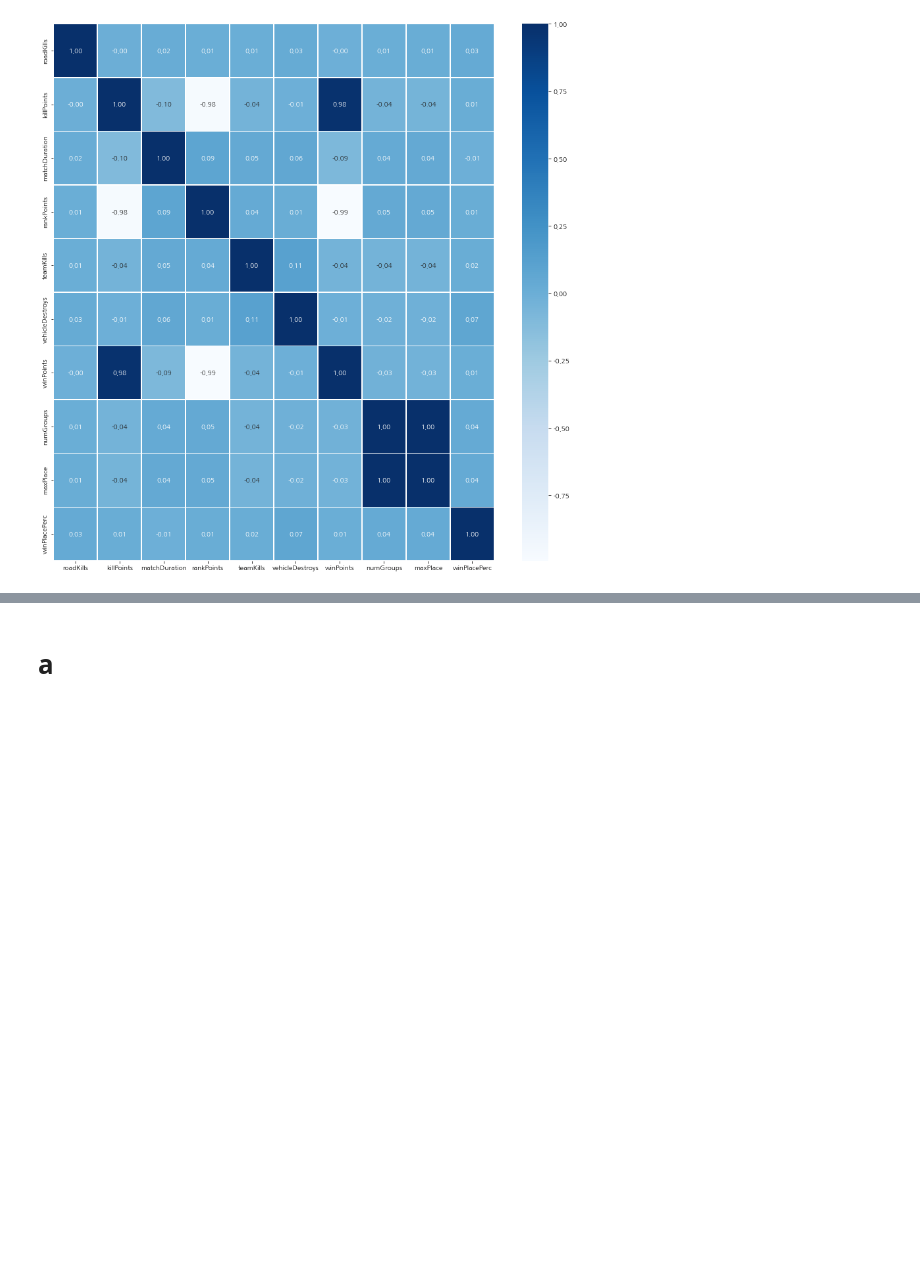
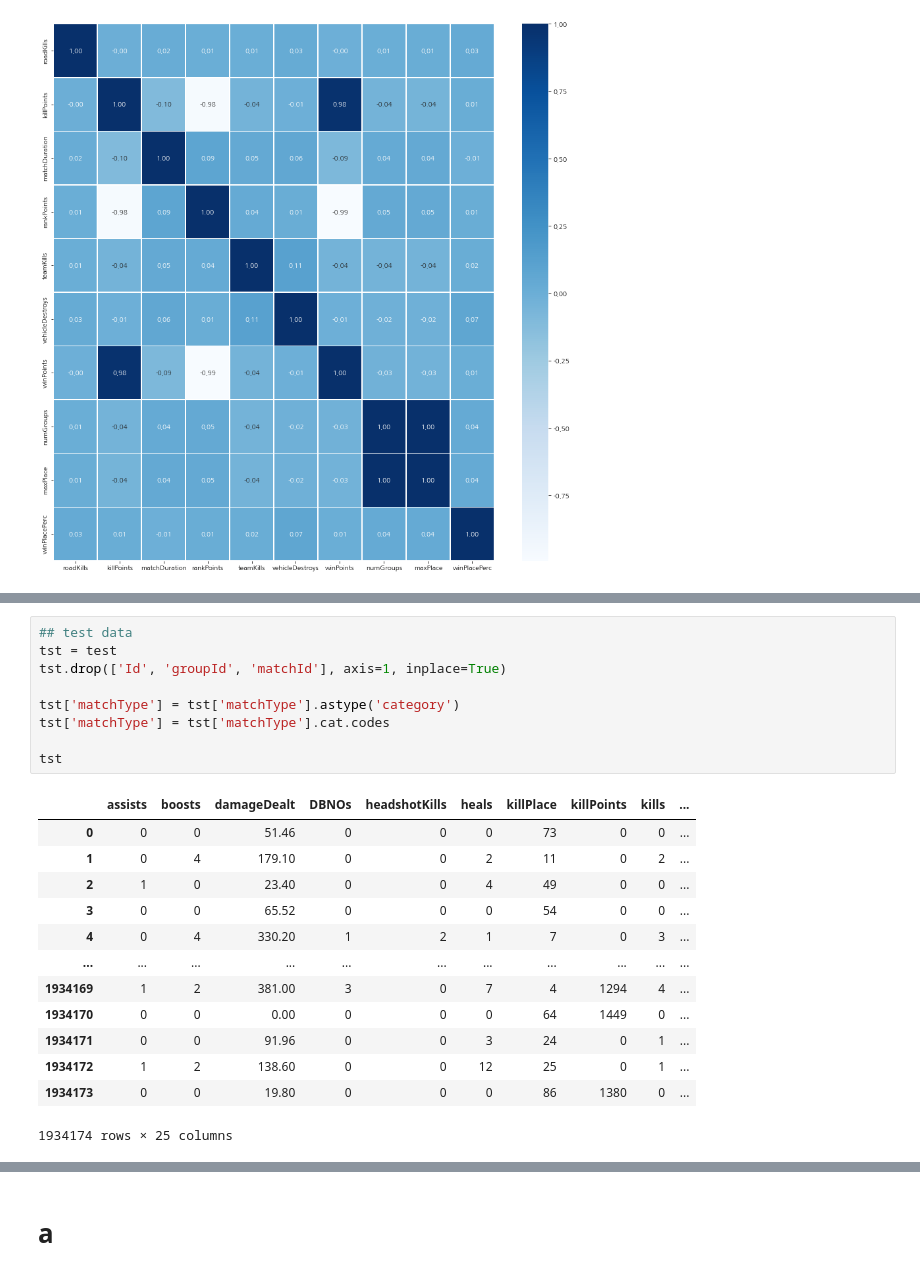
Before and after one commit to AMinSC/TIL, a Jupyter notebook: Mini_PJT/Mini_PJT_Modelling.ipynb, the cells around one changed output, grey strips where cells are left out. Saved outputs shown, nothing was run; the diff lists cells and outputs as text; blank space fills up the shorter version.

```diff
--- a/Mini_PJT/Mini_PJT_Modelling.ipynb
+++ b/Mini_PJT/Mini_PJT_Modelling.ipynb
@@ -483,0 +627,23 @@ fmt = '.2f', linewidths=.5, cmap='Blues')
+# %%
+## test data
+tst = test
+tst.drop(['Id', 'groupId', 'matchId'], axis=1, inplace=True)
+
+tst['matchType'] = tst['matchType'].astype('category')
+tst['matchType'] = tst['matchType'].cat.codes
+
+tst
+# %% [output]
+|  | assists | boosts | damageDealt | DBNOs | headshotKills | heals | killPlace | killPoints | kills | ... |
+| 0 | 0 | 0 | 51.46 | 0 | 0 | 0 | 73 | 0 | 0 | ... |
+| 1 | 0 | 4 | 179.10 | 0 | 0 | 2 | 11 | 0 | 2 | ... |
+| 2 | 1 | 0 | 23.40 | 0 | 0 | 4 | 49 | 0 | 0 | ... |
+| 3 | 0 | 0 | 65.52 | 0 | 0 | 0 | 54 | 0 | 0 | ... |
+| 4 | 0 | 4 | 330.20 | 1 | 2 | 1 | 7 | 0 | 3 | ... |
+| ... | ... | ... | ... | ... | ... | ... | ... | ... | ... | ... |
+| 1934169 | 1 | 2 | 381.00 | 3 | 0 | 7 | 4 | 1294 | 4 | ... |
+| 1934170 | 0 | 0 | 0.00 | 0 | 0 | 0 | 64 | 1449 | 0 | ... |
+| 1934171 | 0 | 0 | 91.96 | 0 | 0 | 3 | 24 | 0 | 1 | ... |
+| 1934172 | 1 | 2 | 138.60 | 0 | 0 | 12 | 25 | 0 | 1 | ... |
+| 1934173 | 0 | 0 | 19.80 | 0 | 0 | 0 | 86 | 1380 | 0 | ... |
+1934174 rows × 25 columns
```
Also changed, not shown: parts of 31 cells of this notebook.
